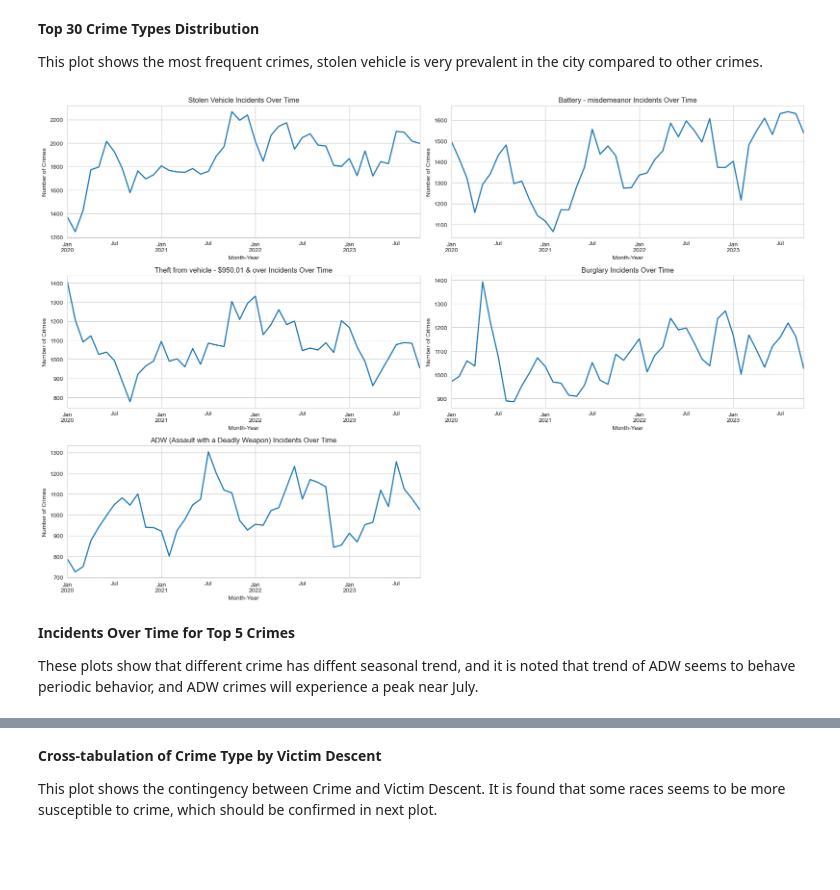
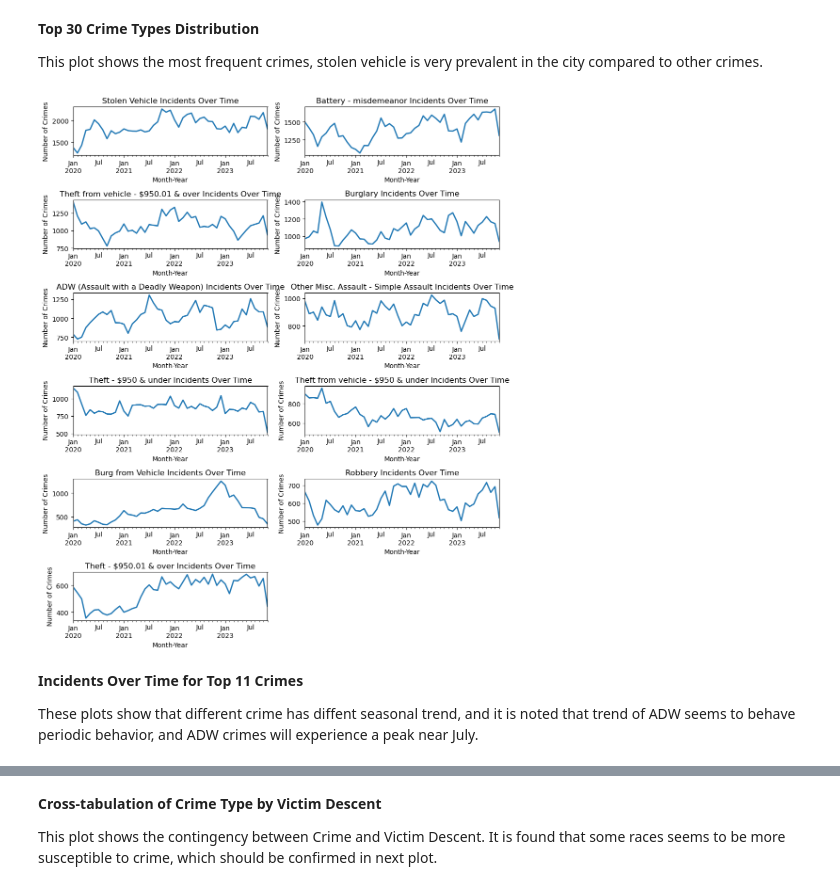
Before and after one commit to yibhu/yibhu.github.io, a Jupyter notebook: Crime_LosAngeles.ipynb, the cells around one changed output, grey strips where cells are left out. Cells and saved outputs as stored; diff of their text form; code cells hidden in the pictures; blank space fills up the shorter version.

```diff
--- a/Crime_LosAngeles.ipynb
+++ b/Crime_LosAngeles.ipynb
@@ -205,0 +267,33 @@ Shapefile extracted to datasets
+# %%
+import os
+import requests
+import zipfile
+
+directory = 'datasets'
+
+# download the Median Income and AMI (census tract) dataset for Los Angeles
+url = 'https://opendata.arcgis.com/api/v3/datasets/5455a5c504064c38b5ac9638d8580d92_0/downloads/data?format=csv&spatialRefId=4326&where=1%3D1'
+filename = 'Median Income and AMI (census tract).csv'
+path = os.path.join(directory, filename)
+
+with open(path, "wb") as f:
+    f.write(requests.get(url).content)
+
+# download the shapefile which is used to convert longitude and latitude to census tract number
+url = 'https://opendata.arcgis.com/api/v3/datasets/5455a5c504064c38b5ac9638d8580d92_0/downloads/data?format=shp&spatialRefId=4326&where=1%3D1'
+filename = 'shapefile.zip'
+path = os.path.join(directory, filename)
+
+# download the shapefile zip file
+response = requests.get(url)
+if response.status_code == 200:
+    with open(path, 'wb') as f:
+        f.write(response.content)
+    print(f"Shapefile zip downloaded to {directory}/{filename}")
+
+    # Unzip the downloaded file
+    with zipfile.ZipFile(path, 'r') as zip_ref:
+        zip_ref.extractall(directory)
+    print(f"Shapefile extracted to {directory}")
+else:
+    print(f"Failed to download the shapefile. Status code: {response.status_code}")
@@ -442,37 +552,37 @@ This plot shows the most frequent crimes, stolen vehicle is very prevalent in th
 # %%
 import matplotlib.pyplot as plt
 import seaborn as sns
 import pandas as pd
 
-# Get the names of the top 5 crimes
-top_5_crimes = df_milestone2_clean['Crm Cd Name'].value_counts().head(5).index
+# Get the names of the top 11 crimes
+top_11_crimes = df_milestone2_clean['Crm Cd Name'].value_counts().head(11).index
 
-plt.figure(figsize=(18, 12))
+plt.figure(figsize=(10, 12))
 
-for i, crime in enumerate(top_5_crimes, 1):
-    plt.subplot(3, 2, i)
+for i, crime in enumerate(top_11_crimes, 1):
+    plt.subplot(6, 2, i)
 
     # Filter the DataFrame for each crime
     crime_data = df_milestone2_clean[df_milestone2_clean['Crm Cd Name'] == crime].copy()
 
     # Create a 'Month' column
     crime_data['Month'] = crime_data['DATE OCC'].dt.to_period('M')
 
     # Create a time series for the number of crimes per month
     crime_time_series = crime_data.groupby('Month').size().sort_index()
 
     # Plot the time series
     crime_time_series.plot(kind='line', linewidth=2)
     plt.title(f'{crime} Incidents Over Time')
     plt.xlabel('Month-Year')
     plt.ylabel('Number of Crimes')
 
 plt.tight_layout()
 plt.show()
 # %% [output]
-[figure, old version]
+[figure, new version]
 # %% [markdown]
-**Incidents Over Time for Top 5 Crimes**
+**Incidents Over Time for Top 11 Crimes**
 
 These plots show that different crime has diffent seasonal trend, and it is noted that trend of ADW seems to behave periodic behavior, and ADW crimes will experience a peak near July.
 # %%
```
Also changed, not shown: parts of 43 cells of this notebook.
